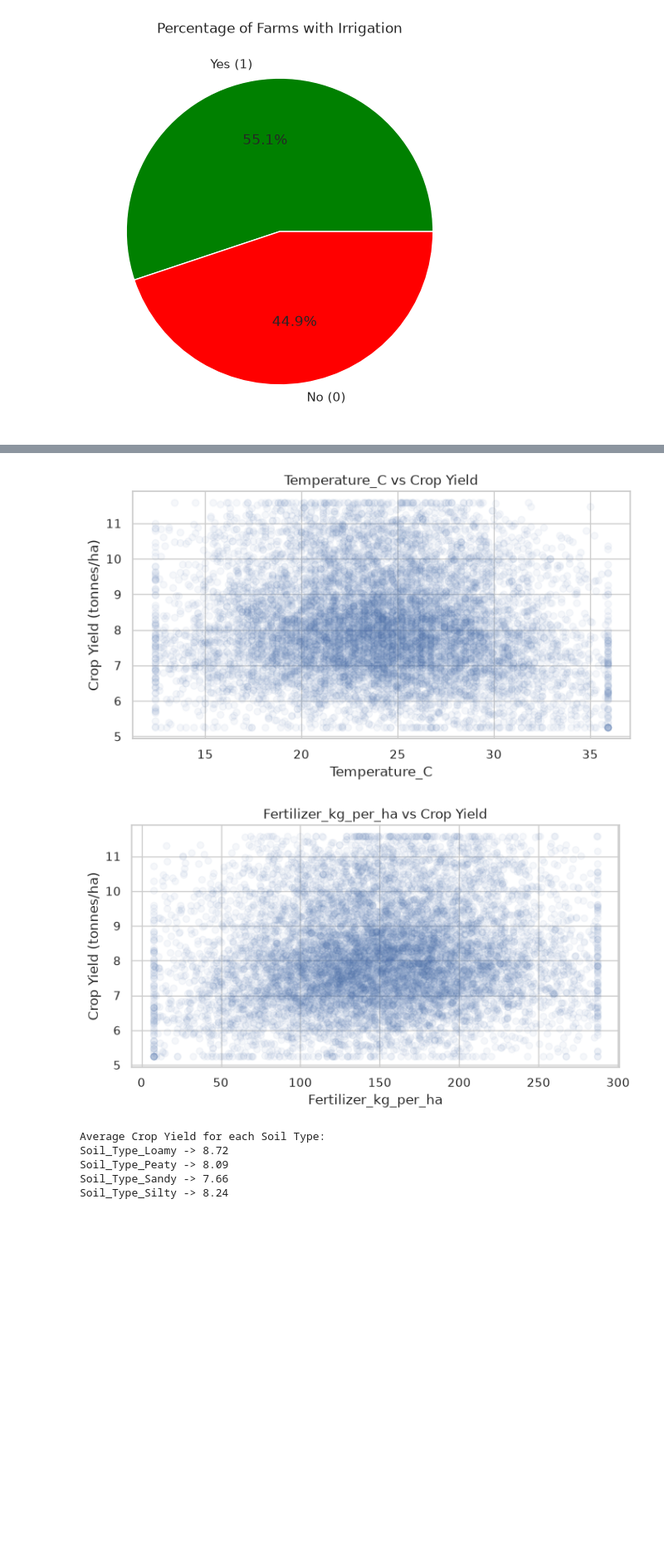
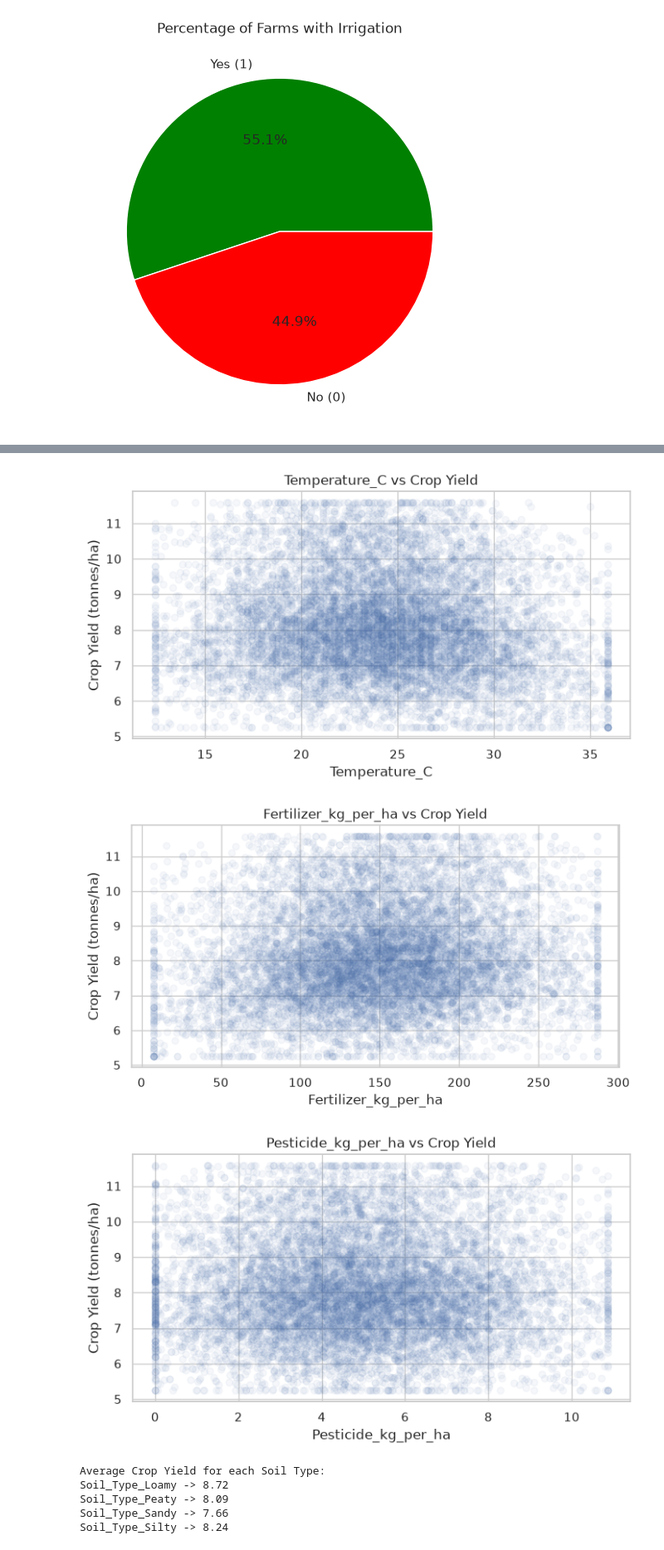
Before and after one commit to AaronShenny/crop_yield_predication, a Jupyter notebook: app.ipynb, the cells around one changed output, grey strips where cells are left out. Shown at 83% size. Saved outputs shown, nothing was run; the diff lists cells and outputs as text; code cells hidden in the pictures; blank space fills up the shorter version.

```diff
--- a/app.ipynb
+++ b/app.ipynb
@@ -481,19 +464,20 @@ plt.show()
 [figure]
 # %%
 #Relationship Analysis
-numeric_vs_yield = ['Rainfall_mm', 'Temperature_C', 'Fertilizer_kg_per_ha']
+numeric_vs_yield = ['Rainfall_mm', 'Temperature_C', 'Fertilizer_kg_per_ha','Pesticide_kg_per_ha']
 
 for col in numeric_vs_yield:
     plt.figure(figsize=(8, 4))
     plt.scatter(df[col], df['Crop_Yield_tonnes_per_ha'], alpha=0.05)
     plt.xlabel(col)
     plt.ylabel('Crop Yield (tonnes/ha)')
     plt.title(f'{col} vs Crop Yield')
     plt.show()
 # %% [output]
 [figure]
 [figure]
 [figure]
+[figure, added]
 # %%
 print("Average Crop Yield for each Soil Type:")
 for col in soil_cols:
```
Also changed, not shown: parts of 3 cells of this notebook.
